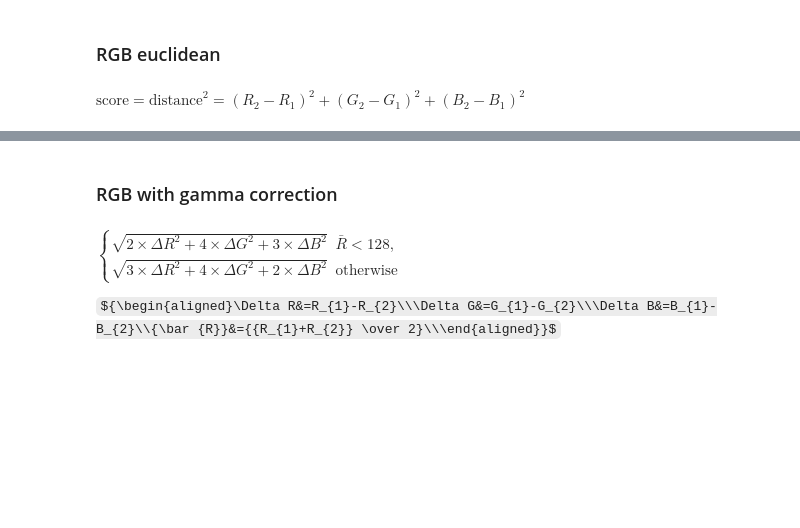
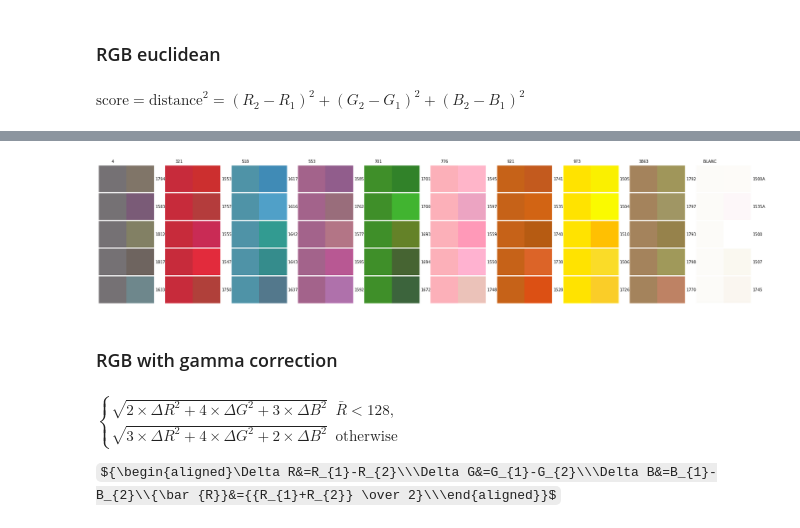
Before and after one commit to JuliaSzulc/flossverter, a Jupyter notebook: metrics_test.ipynb, the cells around one changed output, grey strips where cells are left out. Cells and saved outputs as stored; diff of their text form; code cells hidden in the pictures; some formulas as TeX source; blank space fills up the shorter version.

```diff
--- a/metrics_test.ipynb
+++ b/metrics_test.ipynb
@@ -38,3 +46,10 @@ def find_similar(base_number, metric, n=5):
+# %%
+def run(metric):
+    figsize = 30
+    fig, axs = plt.subplots(1, len(base_numbers), figsize=(figsize, figsize))
+
+    for ax, base_num in zip(axs.flat, base_numbers):
+        find_similar(base_num, metric, ax)
 # %% [markdown]
 ## RGB space
 # %% [markdown]
@@ -88,3 +59,7 @@ for base_num in base_numbers:
+# %%
+run(rgb_euclidean)
+# %% [output]
+[figure, added]
 # %% [markdown]
 ### RGB with gamma correction
 # %% [markdown]
```
Also changed, not shown: parts of 13 cells of this notebook, 4 other files.
